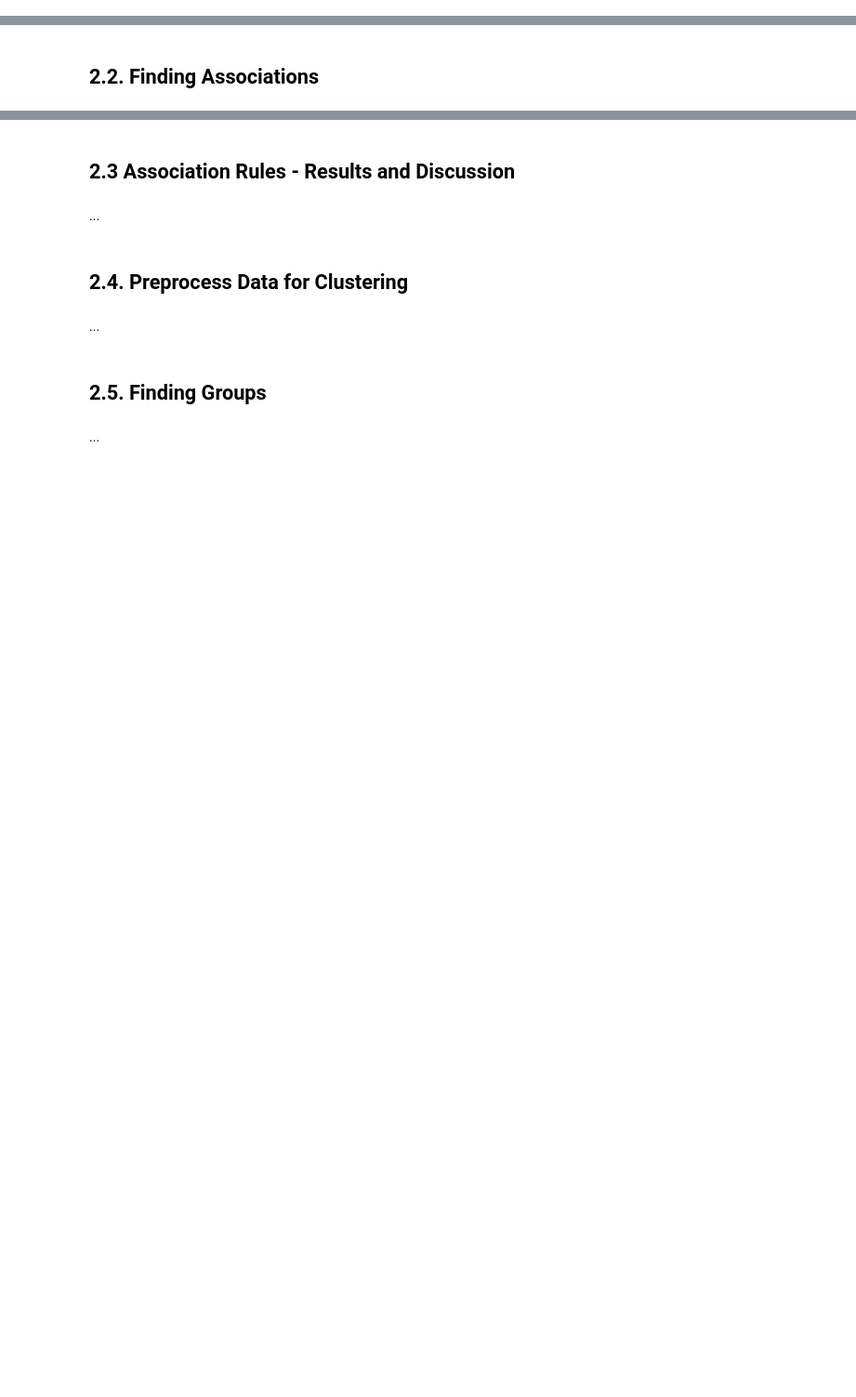
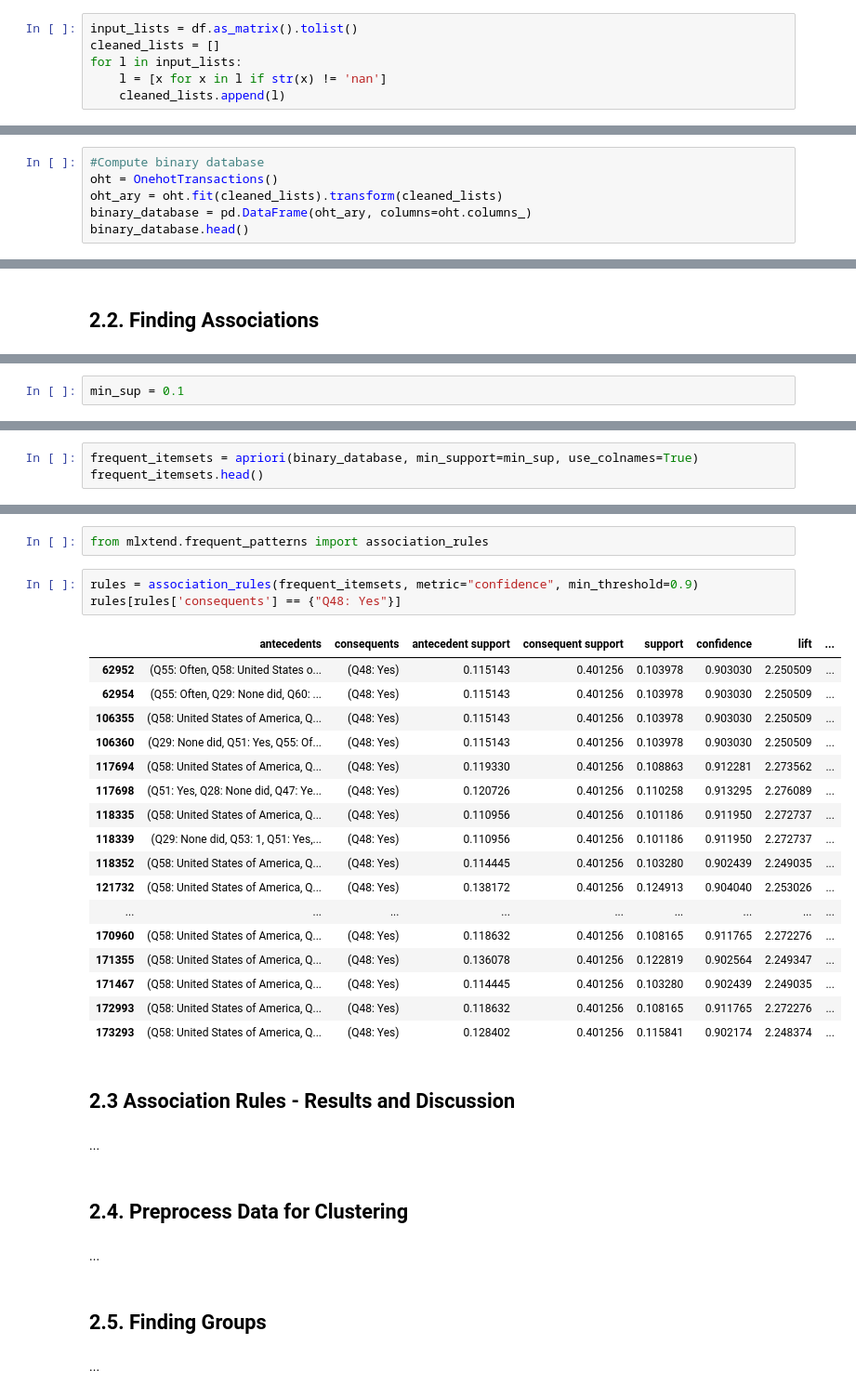
Before and after one commit to jakmak24/ML_health, a Jupyter notebook: AA_201819_Project.ipynb, the cells around one changed output, grey strips where cells are left out. Shown: that part at 93% size. Drawn from its saved outputs; the diff is of its cells as text; blank space fills up the shorter version.

Commit message:
added association rules basics

```diff
--- a/AA_201819_Project.ipynb
+++ b/AA_201819_Project.ipynb
@@ -931,0 +961,6 @@ In this task you should **use unsupervised learning algorithms and try to charac
+# %%
+input_lists = df.as_matrix().tolist()
+cleaned_lists = []
+for l in input_lists:
+    l = [x for x in l if str(x) != 'nan']
+    cleaned_lists.append(l)
@@ -931,0 +969,6 @@ In this task you should **use unsupervised learning algorithms and try to charac
+# %%
+#Compute binary database
+oht = OnehotTransactions()
+oht_ary = oht.fit(cleaned_lists).transform(cleaned_lists)
+binary_database = pd.DataFrame(oht_ary, columns=oht.columns_)
+binary_database.head()
@@ -935,0 +989,2 @@ In this task you should **use unsupervised learning algorithms and try to charac
+# %%
+min_sup = 0.1
@@ -935,0 +1001,3 @@ In this task you should **use unsupervised learning algorithms and try to charac
+# %%
+frequent_itemsets = apriori(binary_database, min_support=min_sup, use_colnames=True)
+frequent_itemsets.head()
@@ -936,3 +1011,26 @@ In this task you should **use unsupervised learning algorithms and try to charac
+# %%
+from mlxtend.frequent_patterns import association_rules
+# %%
+rules = association_rules(frequent_itemsets, metric="confidence", min_threshold=0.9)
+rules[rules['consequents'] == {"Q48: Yes"}]
+# %% [output]
+|  | antecedents | consequents | antecedent support | consequent support | support | confidence | lift | ... |
+| 62952 | (Q55: Often, Q58: United States o... | (Q48: Yes) | 0.115143 | 0.401256 | 0.103978 | 0.903030 | 2.250509 | ... |
+| 62954 | (Q55: Often, Q29: None did, Q60: ... | (Q48: Yes) | 0.115143 | 0.401256 | 0.103978 | 0.903030 | 2.250509 | ... |
+| 106355 | (Q58: United States of America, Q... | (Q48: Yes) | 0.115143 | 0.401256 | 0.103978 | 0.903030 | 2.250509 | ... |
+| 106360 | (Q29: None did, Q51: Yes, Q55: Of... | (Q48: Yes) | 0.115143 | 0.401256 | 0.103978 | 0.903030 | 2.250509 | ... |
+| 117694 | (Q58: United States of America, Q... | (Q48: Yes) | 0.119330 | 0.401256 | 0.108863 | 0.912281 | 2.273562 | ... |
+| 117698 | (Q51: Yes, Q28: None did, Q47: Ye... | (Q48: Yes) | 0.120726 | 0.401256 | 0.110258 | 0.913295 | 2.276089 | ... |
+| 118335 | (Q58: United States of America, Q... | (Q48: Yes) | 0.110956 | 0.401256 | 0.101186 | 0.911950 | 2.272737 | ... |
+| 118339 | (Q29: None did, Q53: 1, Q51: Yes,... | (Q48: Yes) | 0.110956 | 0.401256 | 0.101186 | 0.911950 | 2.272737 | ... |
+| 118352 | (Q58: United States of America, Q... | (Q48: Yes) | 0.114445 | 0.401256 | 0.103280 | 0.902439 | 2.249035 | ... |
+| 121732 | (Q58: United States of America, Q... | (Q48: Yes) | 0.138172 | 0.401256 | 0.124913 | 0.904040 | 2.253026 | ... |
+| ... | ... | ... | ... | ... | ... | ... | ... | ... |
+| 170960 | (Q58: United States of America, Q... | (Q48: Yes) | 0.118632 | 0.401256 | 0.108165 | 0.911765 | 2.272276 | ... |
+| 171355 | (Q58: United States of America, Q... | (Q48: Yes) | 0.136078 | 0.401256 | 0.122819 | 0.902564 | 2.249347 | ... |
+| 171467 | (Q58: United States of America, Q... | (Q48: Yes) | 0.114445 | 0.401256 | 0.103280 | 0.902439 | 2.249035 | ... |
+| 172993 | (Q58: United States of America, Q... | (Q48: Yes) | 0.118632 | 0.401256 | 0.108165 | 0.911765 | 2.272276 | ... |
+| 173293 | (Q58: United States of America, Q... | (Q48: Yes) | 0.128402 | 0.401256 | 0.115841 | 0.902174 | 2.248374 | ... |
 # %% [markdown]
 ## 2.3 Association Rules - Results and Discussion
 # %% [markdown]
```
Also changed, not shown: parts of 14 cells of this notebook.
